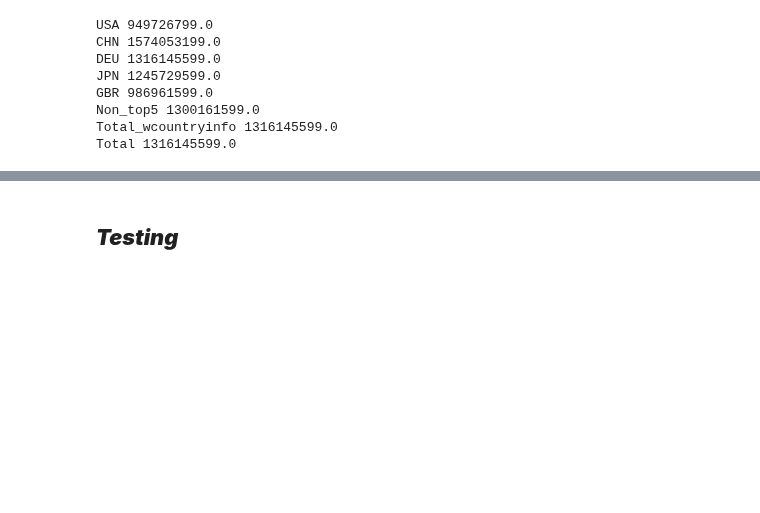
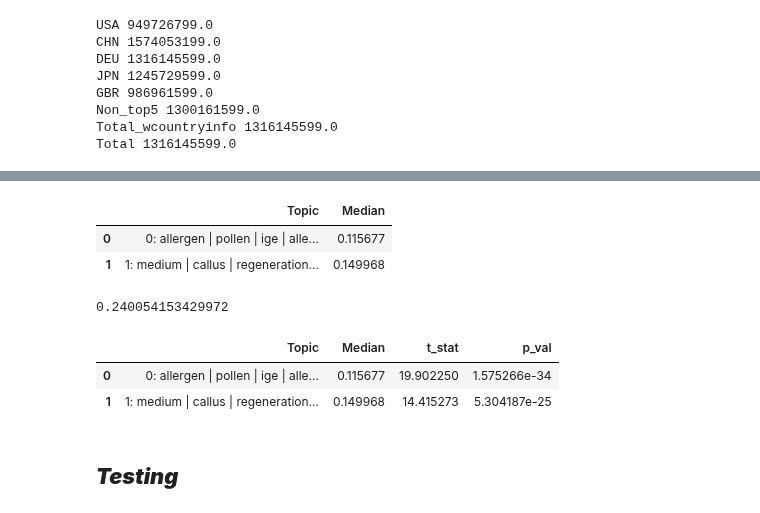
Before and after one commit to ShiuLab/plant_sci_hist, a Jupyter notebook: 9_wrap_up/script_9_wrap_up.ipynb, the cells around one changed output, grey strips where cells are left out. Saved outputs shown, nothing was run; the diff lists cells and outputs as text; code cells hidden in the pictures; blank space fills up the shorter version.

```diff
--- a/9_wrap_up/script_9_wrap_up.ipynb
+++ b/9_wrap_up/script_9_wrap_up.ipynb
@@ -43,6 +44,8 @@ dir2 =  proj_dir / "2_text_classify"
 dir42      = proj_dir / "4_topic_model/4_2_outlier_assign"
 corpus_file = dir42 / "table4_2_corpus_with_topic_assignment.tsv.gz"
 #corpus_file = dir42 / "test.tsv"
+
+dir43 = proj_dir / "4_topic_model/4_3_model_analysis"
 
 # over time
 dir44         = proj_dir / "4_topic_model/4_4_over_time"
@@ -788,0 +791,32 @@ Focus on Arabidopsis, goal is to:
+# %%
+toc_cs_med_file = dir43 / "fig4_3b_topic_cosine_sim_median.txt"
+toc_cs_med = pd.read_csv(toc_cs_med_file, sep='\t')
+toc_cs_med.columns = ["Topic", "Median"]
+toc_cs_med.head(2)
+# %% [output]
+|  | Topic | Median |
+| 0 | 0: allergen | pollen | ige | alle... | 0.115677 |
+| 1 | 1: medium | callus | regeneration... | 0.149968 |
+# %%
+# median cosine similarity values
+mcs_vals  = toc_cs_med["Median"].values
+# mean of mcs
+mcs_mean = np.mean(vals)
+mcs_mean
+# %% [output]
+0.240054153429972
+# %%
+stats = []
+pvals  = []
+for val in vals:
+  results = ttest_1samp(mcs_vals, popmean=val)
+  stats.append(results.statistic)
+  pvals.append(results.pvalue)
+# %%
+toc_cs_med["t_stat"] = stats
+toc_cs_med["p_val"]  = pvals
+toc_cs_med.head(2)
+# %% [output]
+|  | Topic | Median | t_stat | p_val |
+| 0 | 0: allergen | pollen | ige | alle... | 0.115677 | 19.902250 | 1.575266e-34 |
+| 1 | 1: medium | callus | regeneration... | 0.149968 | 14.415273 | 5.304187e-25 |
```
Also changed, not shown: parts of 4 cells of this notebook, 1 other file.
